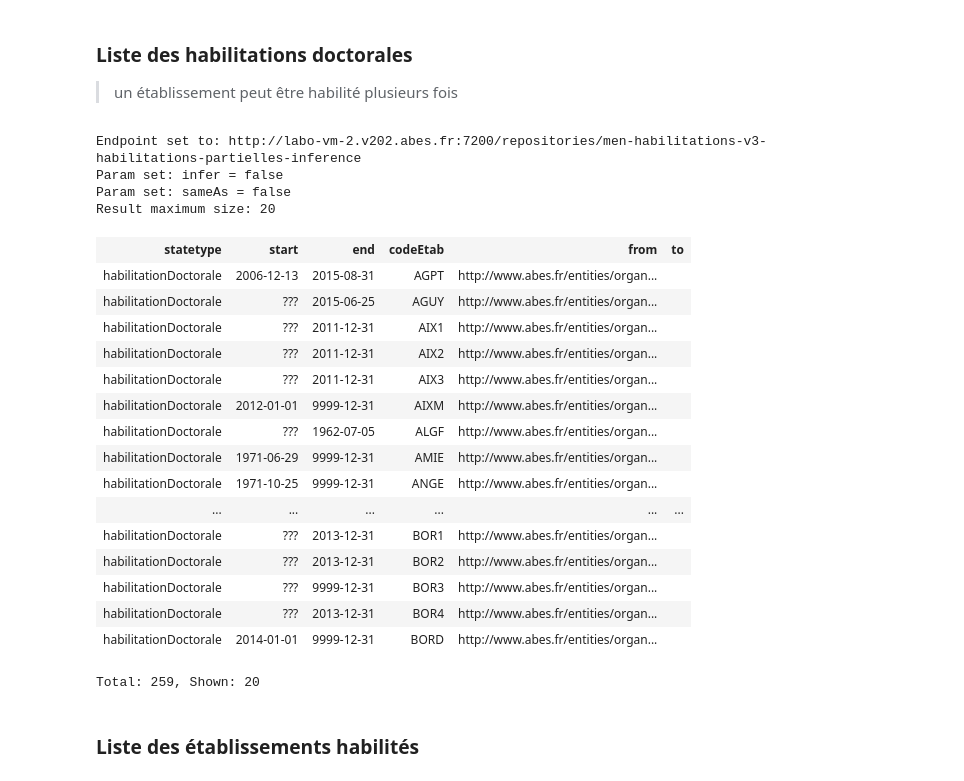
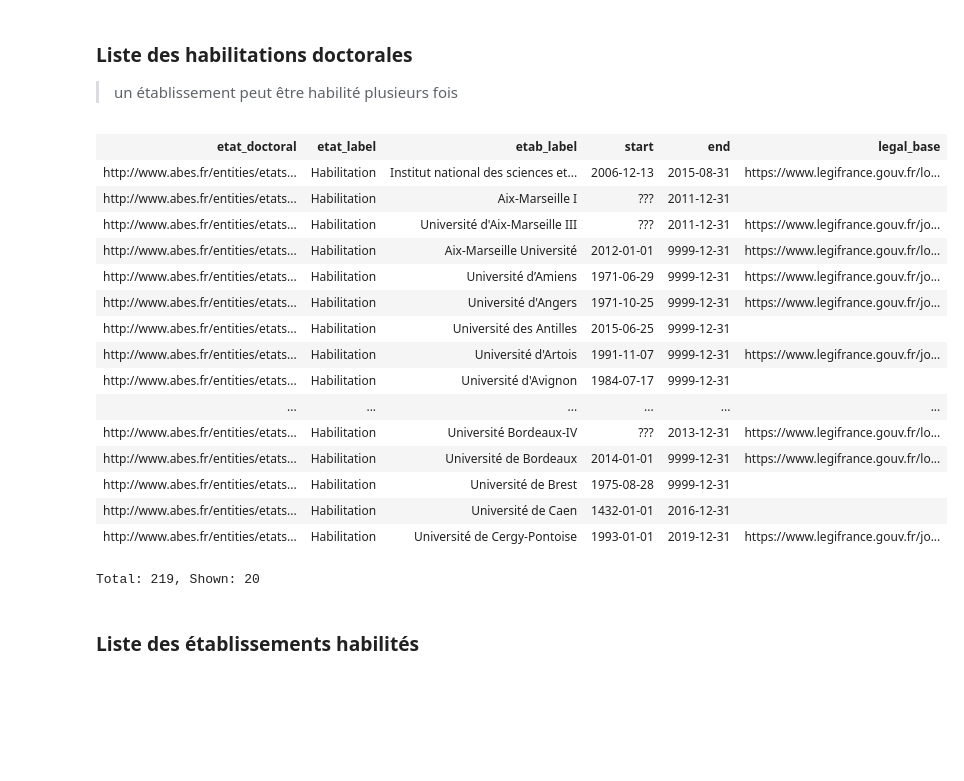
Before and after one commit to abes-esr/abes-labo-movies, a Jupyter notebook: data/ipynb/sparql.ipynb, the cells around one changed output. Saved outputs shown, nothing was run; the diff lists cells and outputs as text; code cells hidden in the pictures; blank space fills up the shorter version.

```diff
--- a/data/ipynb/sparql.ipynb
+++ b/data/ipynb/sparql.ipynb
@@ -59,54 +57,50 @@ __Propriétés :__
 
 > un établissement peut être habilité plusieurs fois
 # %%
-%endpoint http://labo-vm-2.v202.abes.fr:7200/repositories/men-habilitations-v3-habilitations-partielles-inference
-%qparam infer false
-%qparam sameAs false
-%show 20
-
 PREFIX mov: <http://www.abes.fr/vocabularies/movies#>
 PREFIX wdt: <http://www.wikidata.org/prop/direct/>
 PREFIX foaf: <http://xmlns.com/foaf/0.1/>
-PREFIX mov_state: <http://www.abes.fr/entities/>
+PREFIX rdfs: <http://www.w3.org/2000/01/rdf-schema#>
+PREFIX rdf: <http://www.w3.org/1999/02/22-rdf-syntax-ns#>
+PREFIX skos: <http://www.w3.org/2004/02/skos/core#>
 
-SELECT ?statetype ?start ?end ?codeEtab ?from ?to WHERE {
-    ?etat a mov_state:etats;
-        mov:from ?from; mov:start ?start; mov:statetype ?statetype.
+SELECT DISTINCT ?etat_doctoral ?etat_label ?etab_label ?start ?end ?legal_base WHERE {
+    ?etat_doctoral a [ ?x mov:EtatDoctoral; rdfs:label ?etat_label];
+                                            mov:from [skos:prefLabel ?etab_label].
 
     OPTIONAL {
-        ?etat mov:end ?end.
+        ?etat_doctoral mov:legalBase ?legal_base.
     }
 
     OPTIONAL {
-        ?etat mov:to ?to.
+        ?etat_doctoral mov:start ?start.
     }
 
-    ?from mov:codeEtabid ?codeEtab; foaf:name ?etab.
+    OPTIONAL {
+        ?etat_doctoral mov:end ?end.
+    }
 
-    FILTER(?statetype IN ("habilitationDoctorale", "delegationDoctorale", "habilitationPartielle", "delegationPartielle"))
+    FILTER(LANG(?etat_label) = "en")
+    FILTER(LANG(?etab_label) = "fr")
 }
 # %% [output]
+| etat_doctoral | etat_label | etab_label | start | end | legal_base |
+| http://www.abes.fr/entities/etats... | Habilitation | Institut national des sciences et... | 2006-12-13 | 2015-08-31 | https://www.legifrance.gouv.fr/lo... |
+| http://www.abes.fr/entities/etats... | Habilitation | Aix-Marseille I | ??? | 2011-12-31 |  |
+| http://www.abes.fr/entities/etats... | Habilitation | Université d'Aix-Marseille III | ??? | 2011-12-31 | https://www.legifrance.gouv.fr/jo... |
+| http://www.abes.fr/entities/etats... | Habilitation | Aix-Marseille Université | 2012-01-01 | 9999-12-31 | https://www.legifrance.gouv.fr/lo... |
+| http://www.abes.fr/entities/etats... | Habilitation | Université d’Amiens | 1971-06-29 | 9999-12-31 | https://www.legifrance.gouv.fr/jo... |
+| http://www.abes.fr/entities/etats... | Habilitation | Université d'Angers | 1971-10-25 | 9999-12-31 | https://www.legifrance.gouv.fr/jo... |
+| http://www.abes.fr/entities/etats... | Habilitation | Université des Antilles | 2015-06-25 | 9999-12-31 |  |
+| http://www.abes.fr/entities/etats... | Habilitation | Université d'Artois | 1991-11-07 | 9999-12-31 | https://www.legifrance.gouv.fr/jo... |
+| http://www.abes.fr/entities/etats... | Habilitation | Université d'Avignon | 1984-07-17 | 9999-12-31 |  |
+| ... | ... | ... | ... | ... | ... |
+| http://www.abes.fr/entities/etats... | Habilitation | Université Bordeaux-IV | ??? | 2013-12-31 | https://www.legifrance.gouv.fr/lo... |
+| http://www.abes.fr/entities/etats... | Habilitation | Université de Bordeaux | 2014-01-01 | 9999-12-31 | https://www.legifrance.gouv.fr/lo... |
+| http://www.abes.fr/entities/etats... | Habilitation | Université de Brest | 1975-08-28 | 9999-12-31 |  |
+| http://www.abes.fr/entities/etats... | Habilitation | Université de Caen | 1432-01-01 | 2016-12-31 |  |
+| http://www.abes.fr/entities/etats... | Habilitation | Université de Cergy-Pontoise | 1993-01-01 | 2019-12-31 | https://www.legifrance.gouv.fr/jo... |
-Endpoint set to: http://labo-vm-2.v202.abes.fr:7200/repositories/men-habilitations-v3-habilitations-partielles-inference
-Param set: infer = false
-Param set: sameAs = false
-Result maximum size: 20
+Total: 219, Shown: 20
-| statetype | start | end | codeEtab | from | to |
-| habilitationDoctorale | 2006-12-13 | 2015-08-31 | AGPT | http://www.abes.fr/entities/organ... |  |
-| habilitationDoctorale | ??? | 2015-06-25 | AGUY | http://www.abes.fr/entities/organ... |  |
-| habilitationDoctorale | ??? | 2011-12-31 | AIX1 | http://www.abes.fr/entities/organ... |  |
-| habilitationDoctorale | ??? | 2011-12-31 | AIX2 | http://www.abes.fr/entities/organ... |  |
-| habilitationDoctorale | ??? | 2011-12-31 | AIX3 | http://www.abes.fr/entities/organ... |  |
-| habilitationDoctorale | 2012-01-01 | 9999-12-31 | AIXM | http://www.abes.fr/entities/organ... |  |
-| habilitationDoctorale | ??? | 1962-07-05 | ALGF | http://www.abes.fr/entities/organ... |  |
-| habilitationDoctorale | 1971-06-29 | 9999-12-31 | AMIE | http://www.abes.fr/entities/organ... |  |
-| habilitationDoctorale | 1971-10-25 | 9999-12-31 | ANGE | http://www.abes.fr/entities/organ... |  |
-| ... | ... | ... | ... | ... | ... |
-| habilitationDoctorale | ??? | 2013-12-31 | BOR1 | http://www.abes.fr/entities/organ... |  |
-| habilitationDoctorale | ??? | 2013-12-31 | BOR2 | http://www.abes.fr/entities/organ... |  |
-| habilitationDoctorale | ??? | 9999-12-31 | BOR3 | http://www.abes.fr/entities/organ... |  |
-| habilitationDoctorale | ??? | 2013-12-31 | BOR4 | http://www.abes.fr/entities/organ... |  |
-| habilitationDoctorale | 2014-01-01 | 9999-12-31 | BORD | http://www.abes.fr/entities/organ... |  |
-Total: 259, Shown: 20
 # %% [markdown]
 ### Liste des établissements habilités
 # %%
```
Also changed, not shown: parts of 17 cells of this notebook, 2 other files.
